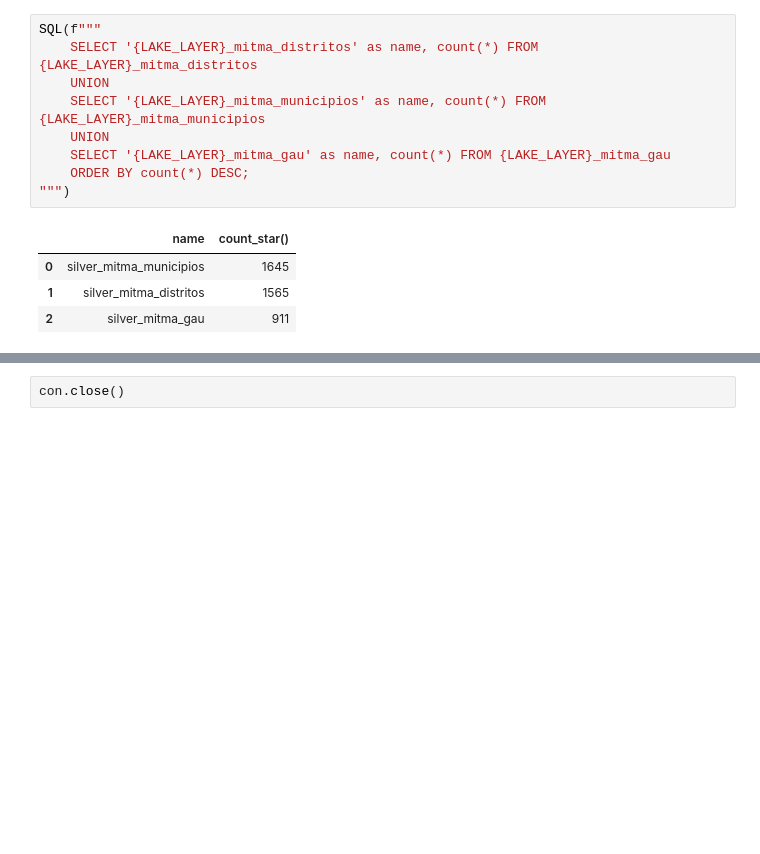
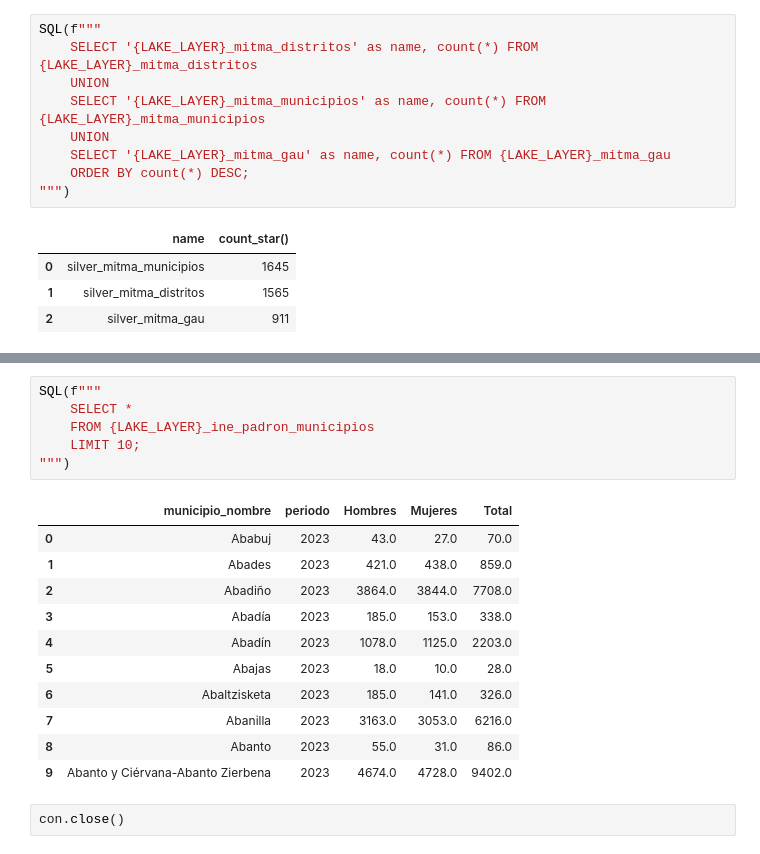
Before and after one commit to bgramaje/muceim-bigdata_project, a Jupyter notebook: notebooks/layers/silver.ipynb, the cells around one changed output, grey strips where cells are left out. Cells and saved outputs as stored; diff of their text form; blank space fills up the shorter version.

```diff
--- a/notebooks/layers/silver.ipynb
+++ b/notebooks/layers/silver.ipynb
@@ -541,2 +617,20 @@ CREATE TABLE IF NOT EXISTS bronze_ine_padron_municipios (
+# %%
+SQL(f"""
+    SELECT *
+    FROM {LAKE_LAYER}_ine_padron_municipios
+    LIMIT 10;
+""")
+# %% [output]
+|  | municipio_nombre | periodo | Hombres | Mujeres | Total |
+| 0 | Ababuj | 2023 | 43.0 | 27.0 | 70.0 |
+| 1 | Abades | 2023 | 421.0 | 438.0 | 859.0 |
+| 2 | Abadiño | 2023 | 3864.0 | 3844.0 | 7708.0 |
+| 3 | Abadía | 2023 | 185.0 | 153.0 | 338.0 |
+| 4 | Abadín | 2023 | 1078.0 | 1125.0 | 2203.0 |
+| 5 | Abajas | 2023 | 18.0 | 10.0 | 28.0 |
+| 6 | Abaltzisketa | 2023 | 185.0 | 141.0 | 326.0 |
+| 7 | Abanilla | 2023 | 3163.0 | 3053.0 | 6216.0 |
+| 8 | Abanto | 2023 | 55.0 | 31.0 | 86.0 |
+| 9 | Abanto y Ciérvana-Abanto Zierbena | 2023 | 4674.0 | 4728.0 | 9402.0 |
 # %%
 con.close()
```
Also changed, not shown: parts of 6 cells of this notebook.
